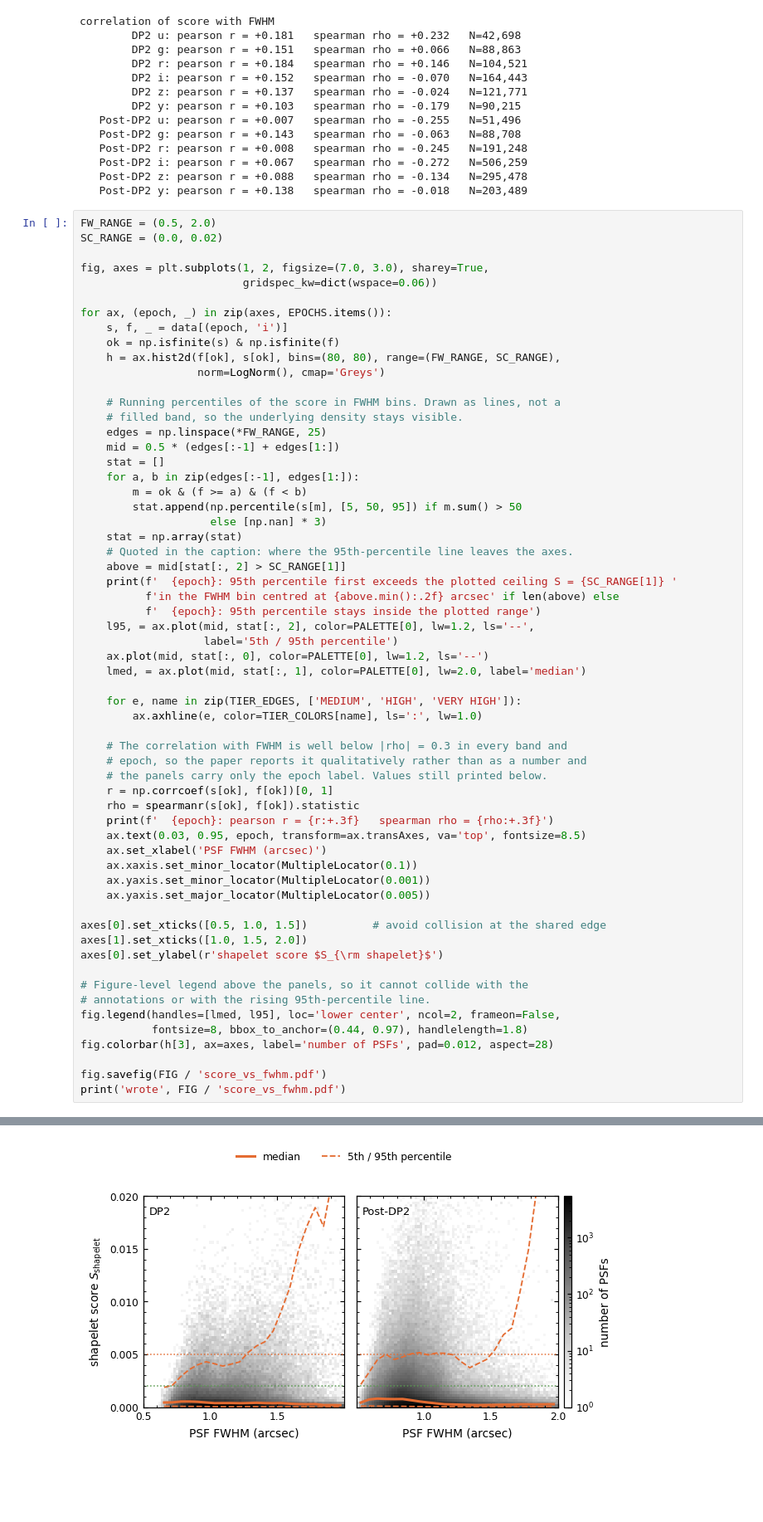
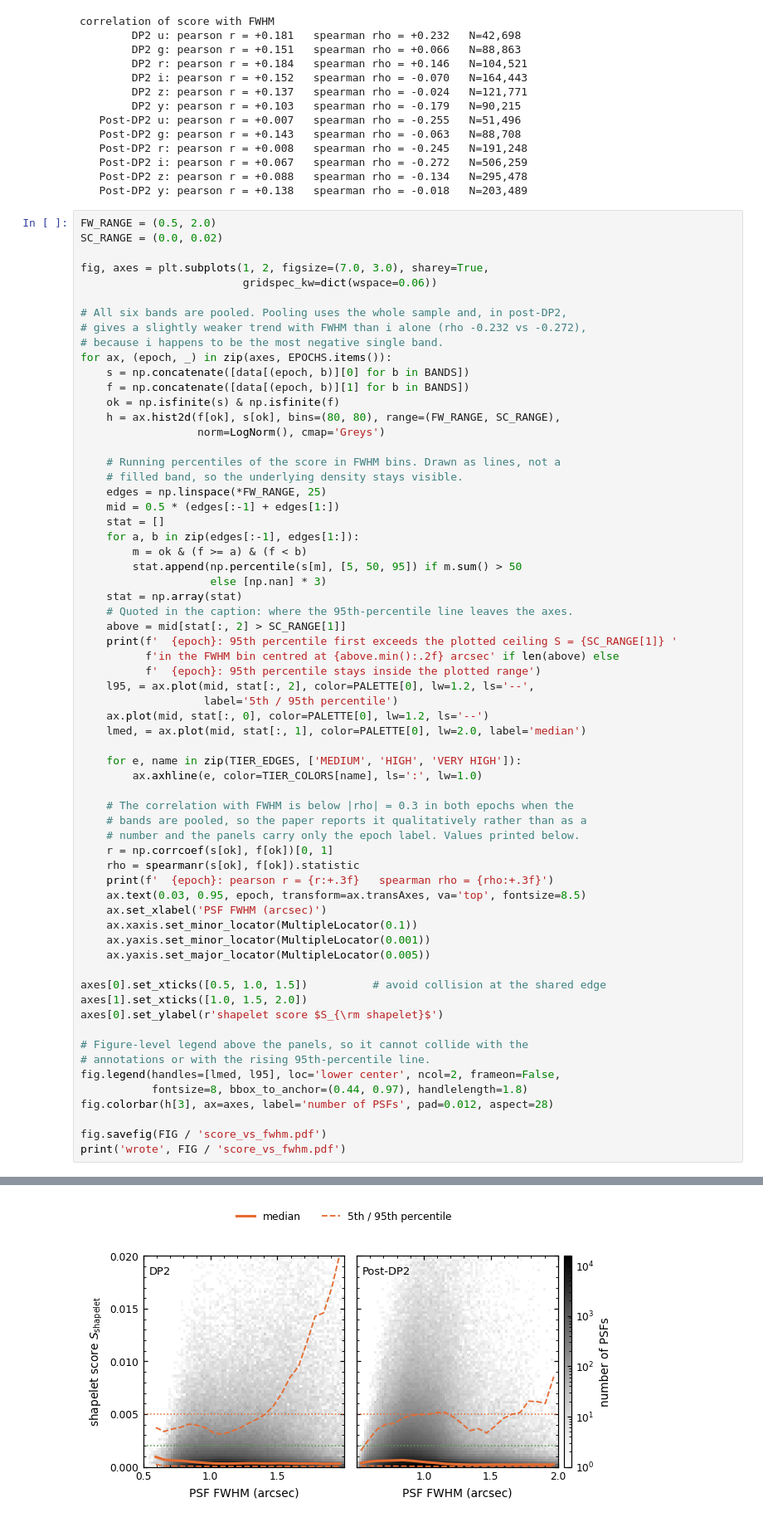
Before and after one commit to ztq1996/shapelet_score_paper, a Jupyter notebook: nb/03_score_distributions.ipynb, the cells around one changed output, grey strips where cells are left out. Shown at 83% size. Drawn from its saved outputs; the diff is of its cells as text; blank space fills up the shorter version.

```diff
--- a/nb/03_score_distributions.ipynb
+++ b/nb/03_score_distributions.ipynb
@@ -194,8 +194,12 @@ SC_RANGE = (0.0, 0.02)
 fig, axes = plt.subplots(1, 2, figsize=(7.0, 3.0), sharey=True,
                          gridspec_kw=dict(wspace=0.06))
 
+# All six bands are pooled. Pooling uses the whole sample and, in post-DP2,
+# gives a slightly weaker trend with FWHM than i alone (rho -0.232 vs -0.272),
+# because i happens to be the most negative single band.
 for ax, (epoch, _) in zip(axes, EPOCHS.items()):
-    s, f, _ = data[(epoch, 'i')]
+    s = np.concatenate([data[(epoch, b)][0] for b in BANDS])
+    f = np.concatenate([data[(epoch, b)][1] for b in BANDS])
     ok = np.isfinite(s) & np.isfinite(f)
     h = ax.hist2d(f[ok], s[ok], bins=(80, 80), range=(FW_RANGE, SC_RANGE),
                   norm=LogNorm(), cmap='Greys')
@@ -223,9 +227,9 @@ for ax, (epoch, _) in zip(axes, EPOCHS.items()):
     for e, name in zip(TIER_EDGES, ['MEDIUM', 'HIGH', 'VERY HIGH']):
         ax.axhline(e, color=TIER_COLORS[name], ls=':', lw=1.0)
 
-    # The correlation with FWHM is well below |rho| = 0.3 in every band and
-    # epoch, so the paper reports it qualitatively rather than as a number and
-    # the panels carry only the epoch label. Values still printed below.
+    # The correlation with FWHM is below |rho| = 0.3 in both epochs when the
+    # bands are pooled, so the paper reports it qualitatively rather than as a
+    # number and the panels carry only the epoch label. Values printed below.
     r = np.corrcoef(s[ok], f[ok])[0, 1]
     rho = spearmanr(s[ok], f[ok]).statistic
     print(f'  {epoch}: pearson r = {r:+.3f}   spearman rho = {rho:+.3f}')
@@ -255,5 +259,5 @@ print('wrote', FIG / 'score_vs_fwhm.pdf')
 wrote /sdf/data/rubin/user/ztq1996/psf-rubin/psf_zernike/shapelet_score_paper/fig/score_vs_fwhm.pdf
-[figure, old version]
+[figure, new version]
 # %%
 # Numbers quoted in the text.
 # The key point is not that the median is perfectly flat -- it is not -- but that
```
Also changed, not shown: parts of 2 cells of this notebook, 2 other files.
